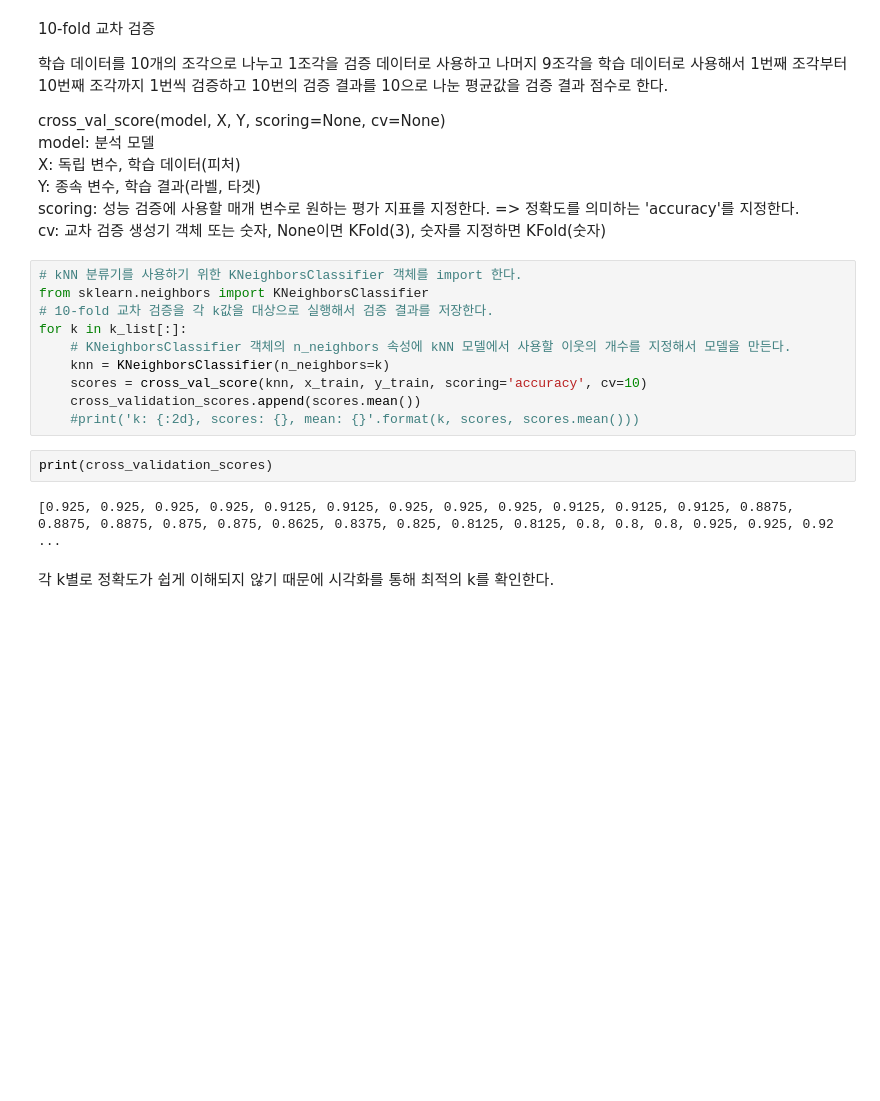
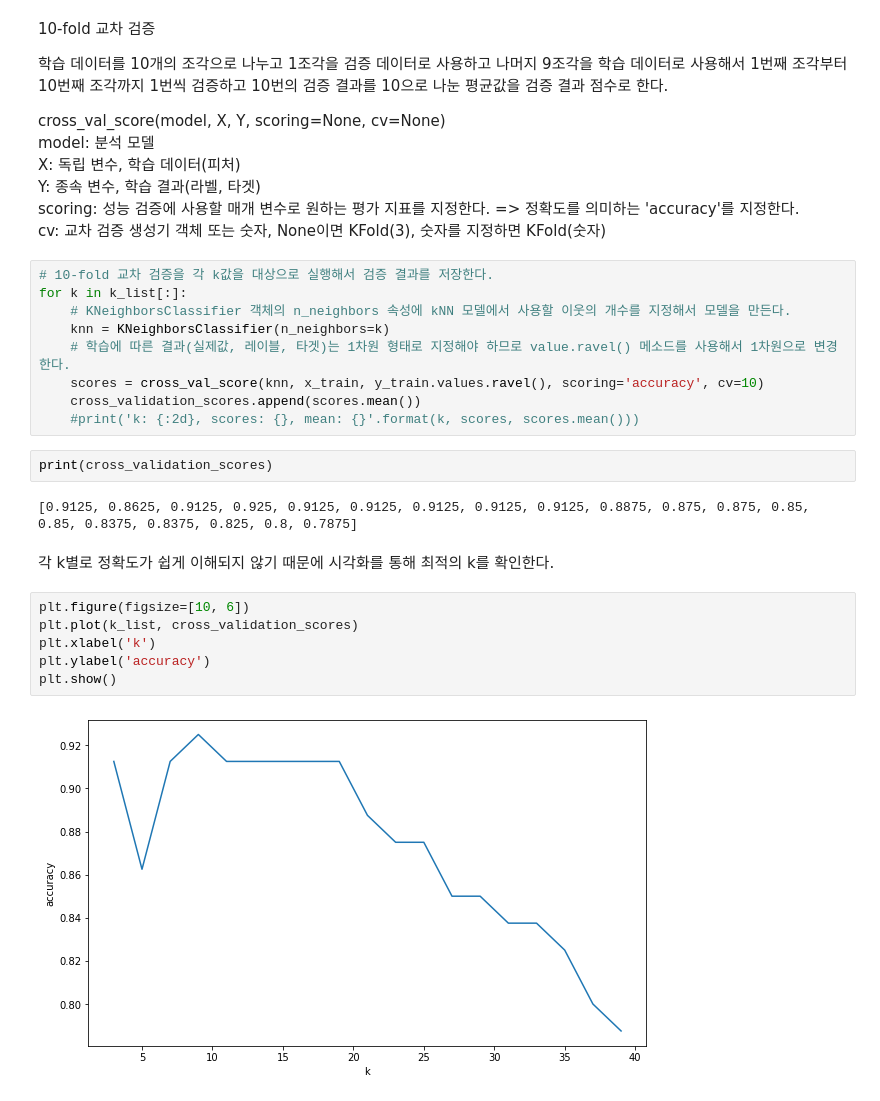
Before and after one commit to wooksun/MachineLearning, a Jupyter notebook: 20230914/11_kNN(K_Nearest_Neighbor).ipynb, the cells around one changed output. Saved outputs shown, nothing was run; the diff lists cells and outputs as text; blank space fills up the shorter version.

Commit message:
machineLearning,  Neighbor에 대하여
machineLearning

```diff
--- a/20230914/11_kNN(K_Nearest_Neighbor).ipynb
+++ b/20230914/11_kNN(K_Nearest_Neighbor).ipynb
@@ -142,18 +148,25 @@ Y: 종속 변수, 학습 결과(라벨, 타겟)
 scoring: 성능 검증에 사용할 매개 변수로 원하는 평가 지표를 지정한다. => 정확도를 의미하는 'accuracy'를 지정한다.
 cv: 교차 검증 생성기 객체 또는 숫자, None이면 KFold(3), 숫자를 지정하면 KFold(숫자)
 # %%
-# kNN 분류기를 사용하기 위한 KNeighborsClassifier 객체를 import 한다.
-from sklearn.neighbors import KNeighborsClassifier
 # 10-fold 교차 검증을 각 k값을 대상으로 실행해서 검증 결과를 저장한다.
 for k in k_list[:]:
     # KNeighborsClassifier 객체의 n_neighbors 속성에 kNN 모델에서 사용할 이웃의 개수를 지정해서 모델을 만든다.
     knn = KNeighborsClassifier(n_neighbors=k)
-    scores = cross_val_score(knn, x_train, y_train, scoring='accuracy', cv=10)
+    # 학습에 따른 결과(실제값, 레이블, 타겟)는 1차원 형태로 지정해야 하므로 value.ravel() 메소드를 사용해서 1차원으로 변경한다.
+    scores = cross_val_score(knn, x_train, y_train.values.ravel(), scoring='accuracy', cv=10)
     cross_validation_scores.append(scores.mean())
     #print('k: {:2d}, scores: {}, mean: {}'.format(k, scores, scores.mean()))
 # %%
 print(cross_validation_scores)
 # %% [output]
-[0.925, 0.925, 0.925, 0.925, 0.9125, 0.9125, 0.925, 0.925, 0.925, 0.9125, 0.9125, 0.9125, 0.8875, 0.8875, 0.8875, 0.875, 0.875, 0.8625, 0.8375, 0.825, 0.8125, 0.8125, 0.8, 0.8, 0.8, 0.925, 0.925, 0.92 ...
+[0.9125, 0.8625, 0.9125, 0.925, 0.9125, 0.9125, 0.9125, 0.9125, 0.9125, 0.8875, 0.875, 0.875, 0.85, 0.85, 0.8375, 0.8375, 0.825, 0.8, 0.7875]
 # %% [markdown]
 각 k별로 정확도가 쉽게 이해되지 않기 때문에 시각화를 통해 최적의 k를 확인한다.
+# %%
+plt.figure(figsize=[10, 6])
+plt.plot(k_list, cross_validation_scores)
+plt.xlabel('k')
+plt.ylabel('accuracy')
+plt.show()
+# %% [output]
+[figure, added]
```
Also changed, not shown: parts of 14 cells of this notebook.
